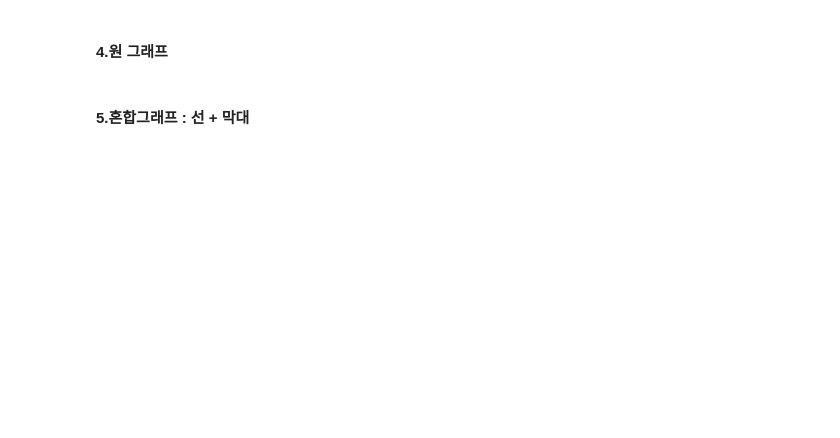
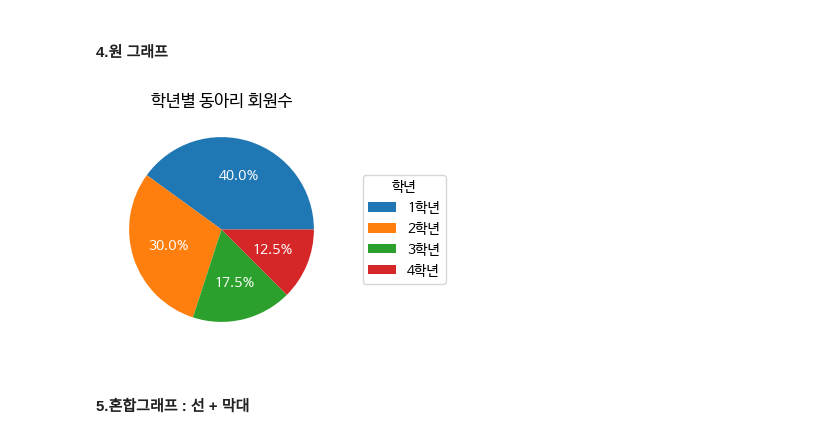
Before and after one commit to HYLee810/projectmanager, a Jupyter notebook: 2_데이터분석_02_라이브러리_실습.ipynb, the cells around one changed output. Saved outputs shown, nothing was run; the diff lists cells and outputs as text; code cells hidden in the pictures; blank space fills up the shorter version.

```diff
--- a/2_데이터분석_02_라이브러리_실습.ipynb
+++ b/2_데이터분석_02_라이브러리_실습.ipynb
@@ -1497,17 +1568,20 @@ plt.show()
 # %%
 import matplotlib.pyplot as plt
 import pandas as pd
 
 idx = ['1학년','2학년','3학년','4학년']
 val = [16,12,7,5]
-per = [val[x]/sum(val) *100 for x in range(len(val))]
-
-plt.pie(per, autopct='%1.1f%%',textprops=dict(color="w"))
+per = [val[x]/sum(val) *100 for x in range(len(val))] # 백분율
+# plt.pie(val) 만 하면 안에 텍스트 X
+plt.pie(val, autopct='%1.1f%%',textprops=dict(color="w")) # 안에 텍스트 넣음
 plt.title("학년별 동아리 회원수")
+# plt.legend(idx)
 plt.legend(idx, title='학년', loc="center right",
            bbox_to_anchor=(1, 0, 0.5, 1))
 
 plt.show()
+# %% [output]
+[figure, added]
 # %% [markdown]
 #### 5.혼합그래프 : 선 + 막대
 # %%
```
Also changed, not shown: parts of 17 cells of this notebook.
